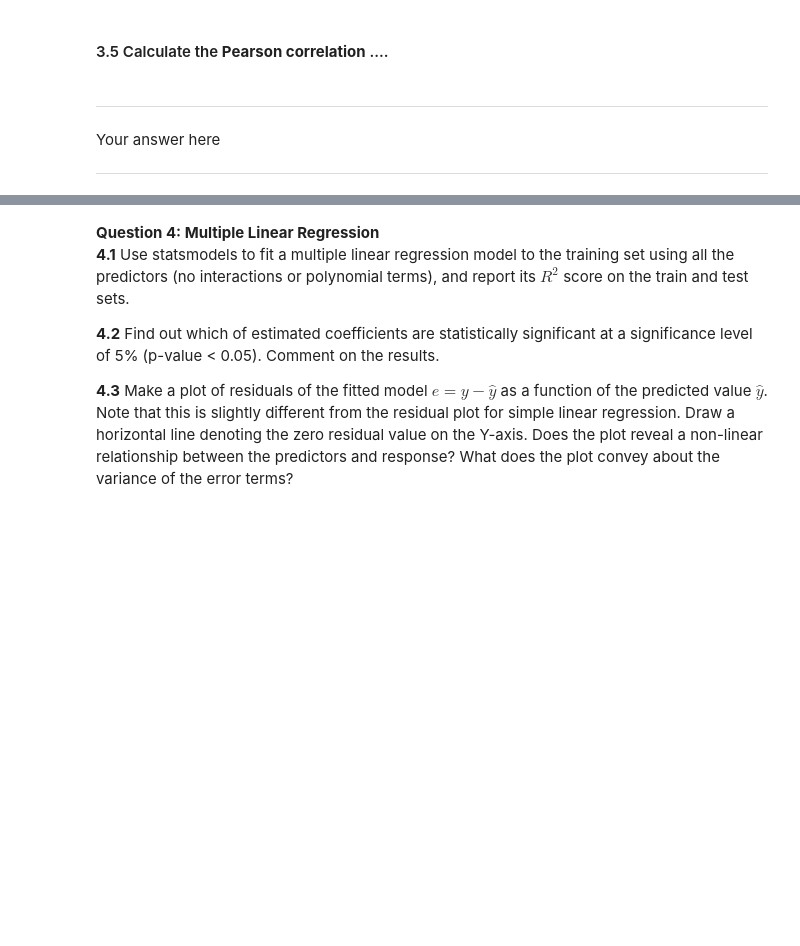
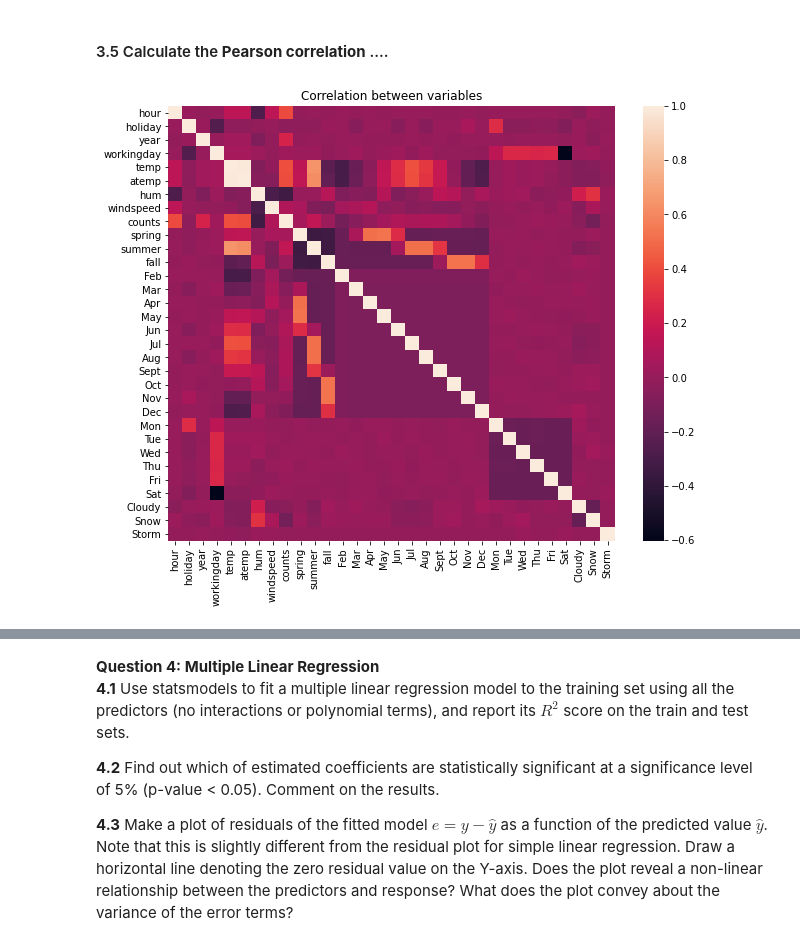
Before and after one commit to lucasresck/foundations-of-data-science, a Jupyter notebook: cs109a_hw3/cs109a_hw3.ipynb, the cells around one changed output, grey strips where cells are left out. Drawn from its saved outputs; the diff is of its cells as text; code cells hidden in the pictures; blank space fills up the shorter version.

```diff
--- a/cs109a_hw3/cs109a_hw3.ipynb
+++ b/cs109a_hw3/cs109a_hw3.ipynb
@@ -617,0 +648,5 @@ Your answer here
+# %%
+# your code here
+
+BSS_train = pd.read_csv('data/BSS_train.csv')
+BSS_test = pd.read_csv('data/BSS_test.csv')
@@ -617,0 +735,4 @@ Your answer here
+# %%
+# Drop some columns
+BSS_train.drop(columns=['Unnamed: 0', 'dteday', 'casual', 'registered'], inplace=True)
+BSS_test.drop(columns=['Unnamed: 0', 'dteday', 'casual', 'registered'], inplace=True)
@@ -622,4 +756,17 @@ Your answer here
-# %% [markdown]
-<HR>
-Your answer here
-<HR>
+# %%
+# your code here
+
+# The heatmap
+
+correlations = np.corrcoef(BSS_train.to_numpy().transpose())
+df = pd.DataFrame(
+    correlations,
+    columns=BSS_train.columns,
+    index=BSS_train.columns
+)
+fig, ax = plt.subplots(figsize=(10, 8))
+sns.heatmap(df, ax=ax)
+ax.set_title('Correlation between variables')
+plt.show()
+# %% [output]
+[figure, added]
```
Also changed, not shown: parts of 43 cells of this notebook.
